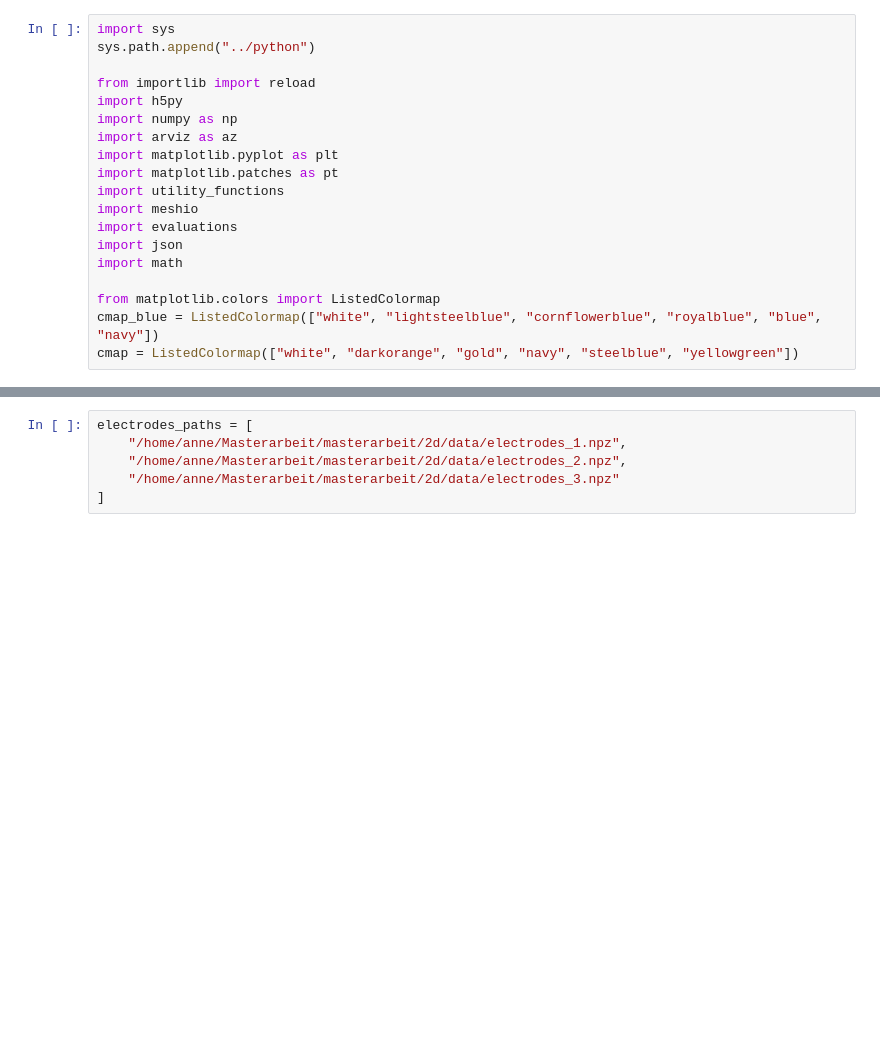
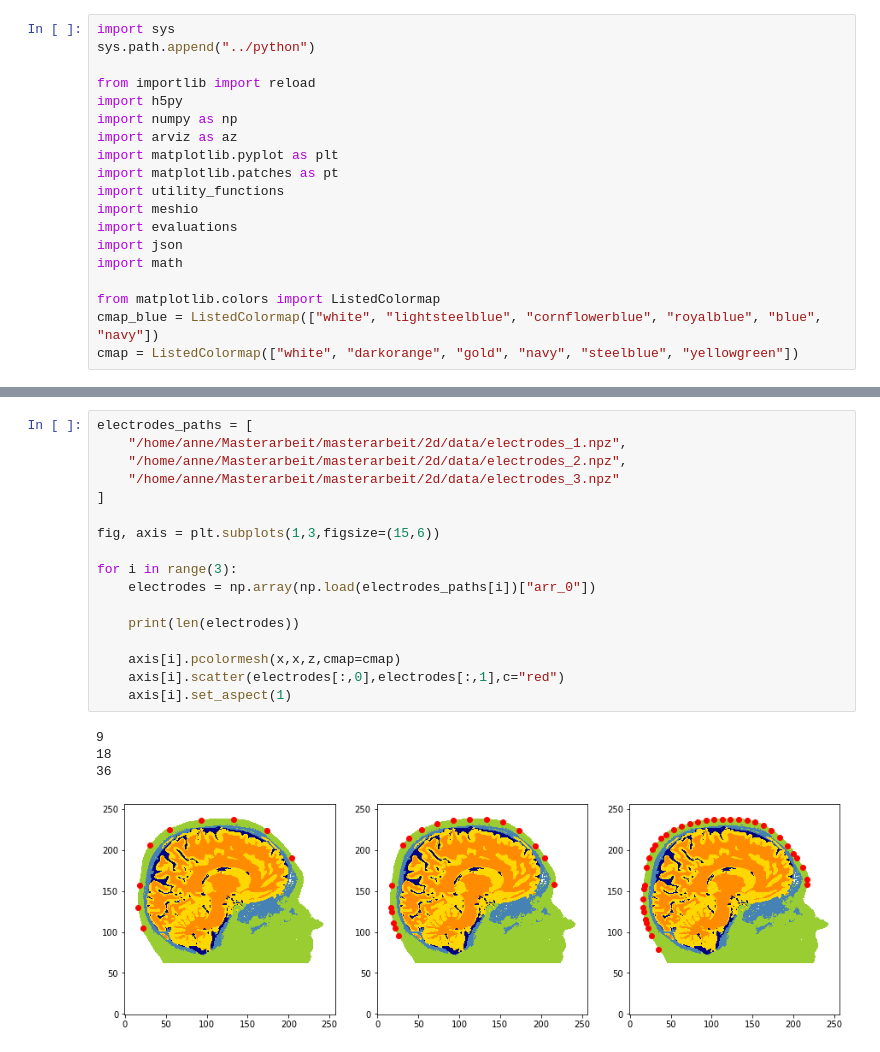
Before and after one commit to annegretW/Masterarbeit_EEG_Uncertainties, a Jupyter notebook: masterarbeit/2d/evaluations/settings.ipynb, the cells around one changed output, grey strips where cells are left out. Drawn from its saved outputs; the diff is of its cells as text; blank space fills up the shorter version.

```diff
--- a/masterarbeit/2d/evaluations/settings.ipynb
+++ b/masterarbeit/2d/evaluations/settings.ipynb
@@ -74,6 +74,22 @@ for i in range(4):
 # %%
 electrodes_paths = [
     "/home/anne/Masterarbeit/masterarbeit/2d/data/electrodes_1.npz",
     "/home/anne/Masterarbeit/masterarbeit/2d/data/electrodes_2.npz",
     "/home/anne/Masterarbeit/masterarbeit/2d/data/electrodes_3.npz"
 ]
+
+fig, axis = plt.subplots(1,3,figsize=(15,6))
+
+for i in range(3):
+    electrodes = np.array(np.load(electrodes_paths[i])["arr_0"])
+
+    print(len(electrodes))
+
+    axis[i].pcolormesh(x,x,z,cmap=cmap)
+    axis[i].scatter(electrodes[:,0],electrodes[:,1],c="red")
+    axis[i].set_aspect(1)
+# %% [output]
+9
+18
+36
+[figure, added]
```
Also changed, not shown: parts of 1 cell of this notebook, 47 other files.
